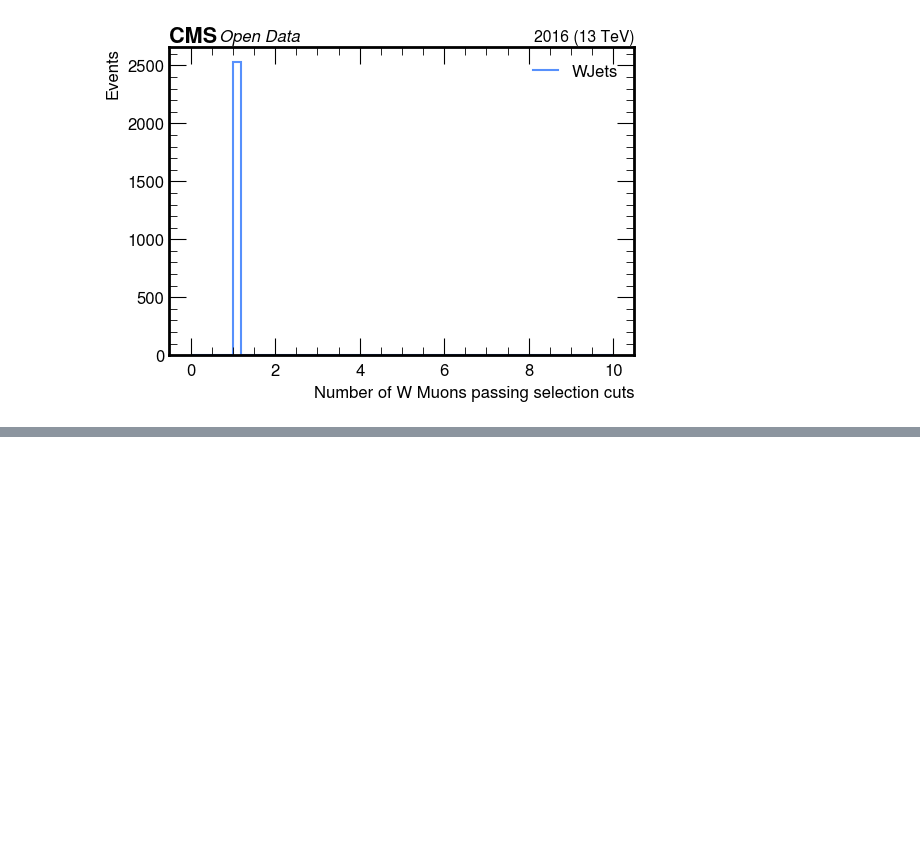
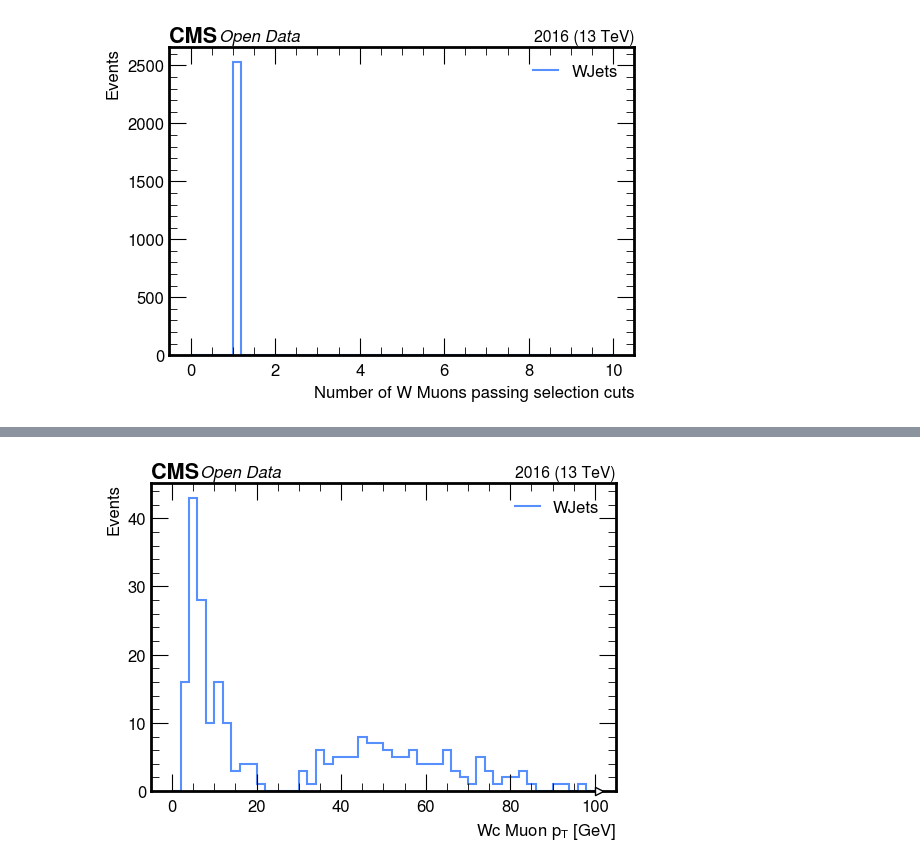
Before and after one commit to xondikoi03/charmTaggingAnalysis, a Jupyter notebook: Coffea/notebooks/WcAnalysis.ipynb, the cells around one changed output, grey strips where cells are left out. Cells and saved outputs as stored; diff of their text form; code cells hidden in the pictures; blank space fills up the shorter version.

```diff
--- a/Coffea/notebooks/WcAnalysis.ipynb
+++ b/Coffea/notebooks/WcAnalysis.ipynb
@@ -150,0 +191,13 @@ make_hist(
+# %%
+WcMuon_Pt = dak.flatten(Wc_Muons.pt)
+make_hist(
+    WcMuon_Pt,
+    50, 0, 100,
+    "Wc Muon $p_{T}$ [GeV]",
+    "Events",
+    "WJets",
+    fname=None,
+    logy=False
+)
+# %% [output]
+[figure, added]
```
Also changed, not shown: parts of 8 cells of this notebook.
